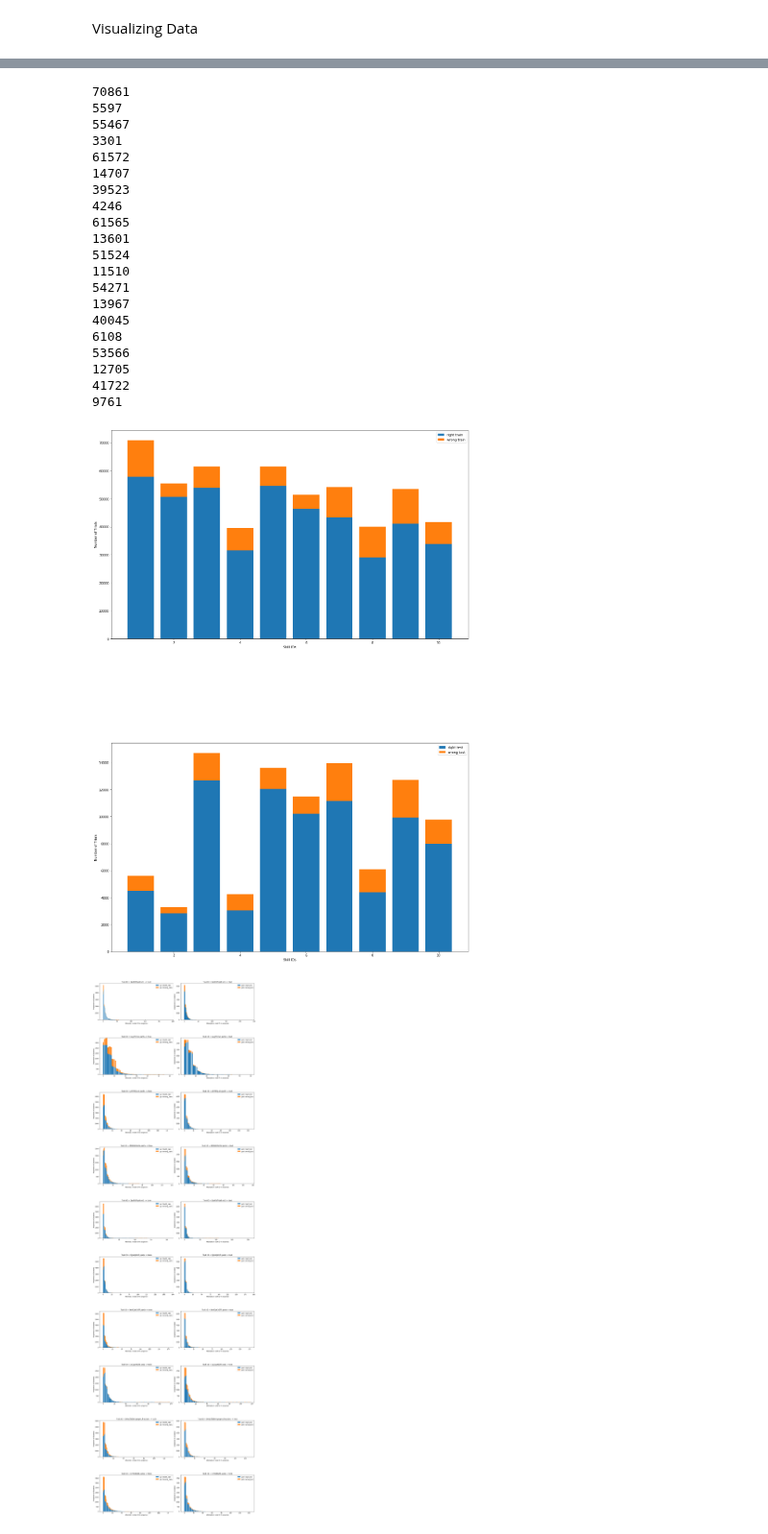
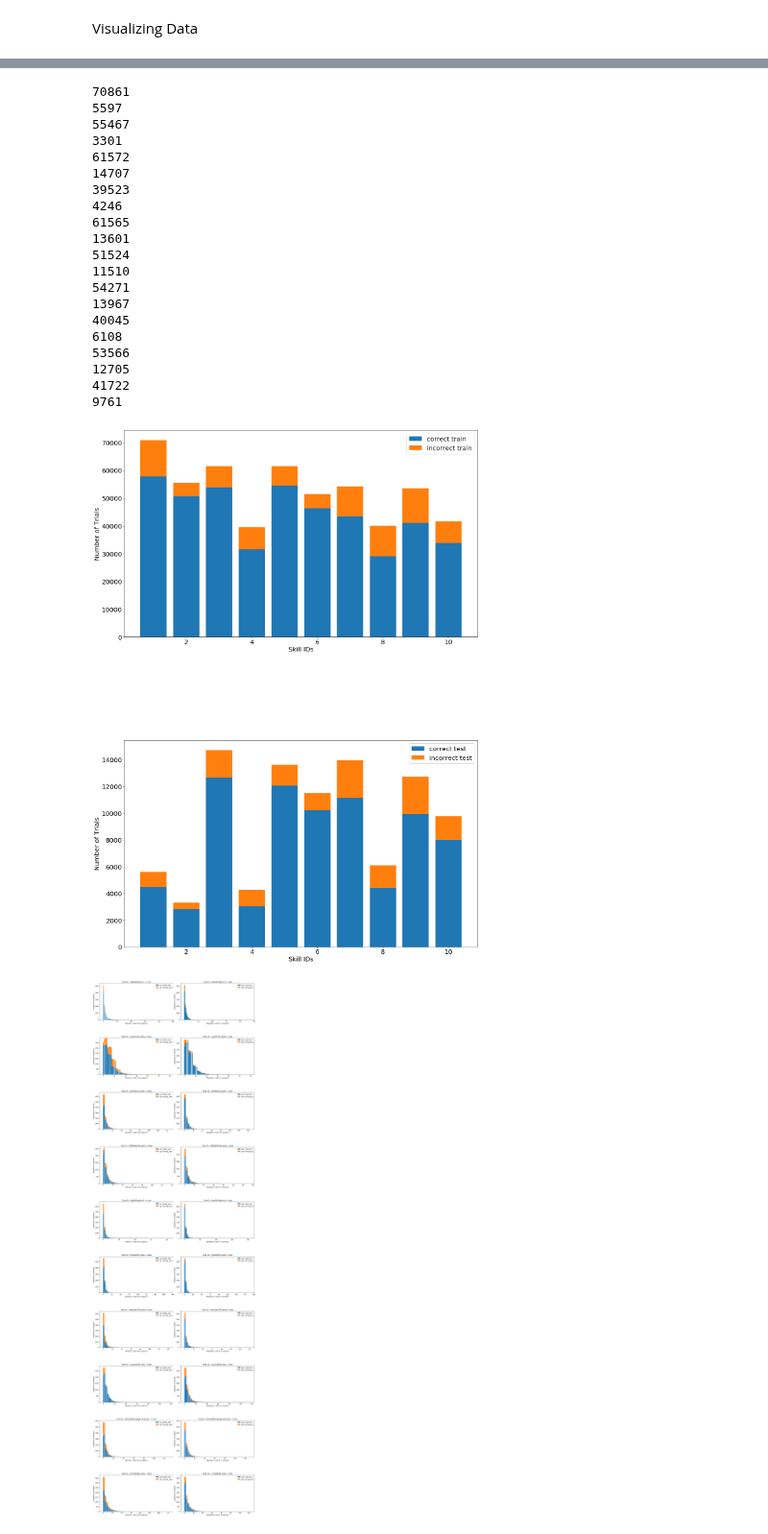
Before and after one commit to aroraakshit/deep_knowledge_tracing, a Jupyter notebook: notebooks/separate_models.ipynb, the cells around one changed output, grey strips where cells are left out. Shown at 96% size. Drawn from its saved outputs; the diff is of its cells as text; code cells hidden in the pictures.

```diff
--- a/notebooks/separate_models.ipynb
+++ b/notebooks/separate_models.ipynb
@@ -327,11 +335,13 @@ another_2 = {}
 seqlen_tasks = {}
 temp_seqlen = {}
 position_2 = 1
+totality = 0
 for i in student_vectors:
     for k in temp_seqlen:
         temp_seqlen[k] = 0
     for j in student_vectors[i]:
         if(j['second_try'] == False):
+            totality += 1
             if j['task_id'] not in another_2:
                 another_2[j['task_id']] = str(position_2)
                 position_2 = position_2 + 1
@@ -361,4 +371,5 @@ plt.show()
 print("Task IDs mapping: ")
 for i in another_2:
     print("Task ID -> "+str(i)+"("+str(another_2[i])+") is attempted " + str(cnt2[another_2[i]]) + " times." + " Max seq len: "+str(max(seqlen_tasks[i])))
+print(totality)
 # %% [output]
@@ -405,7 +417,8 @@ for k in another_2:
     wrong_['test'][int(another_2[k])-1] = index_te - right_te
     print(index_tr)
     print(index_te)
-
+import matplotlib
+matplotlib.rcParams.update({'font.size': 20})
 fig, axs = plt.subplots(2,1, figsize=(20, 30), facecolor='w', edgecolor='k')
 fig.subplots_adjust(hspace = .5, wspace=0.10)
 
@@ -415,42 +428,42 @@ for i in range(1):
     ind = np.arange(N)+1
     for k in ['train','test']:
         if(k=='train'):
-            axs[2*i].bar(ind,right_[k],label="right "+str(k))
-            axs[2*i].bar(ind,wrong_[k],bottom = right_[k],label="wrong "+str(k))
+            axs[2*i].bar(ind,right_[k],label="correct "+str(k))
+            axs[2*i].bar(ind,wrong_[k],bottom = right_[k],label="incorrect "+str(k))
             #axs[i].set_ylim(0,1.31)
             axs[2*i].legend(loc="best")
             axs[2*i].set_xlabel("Skill IDs")
             axs[2*i].set_ylabel("Number of Trials")
         else:
-            axs[2*i+1].bar(ind,right_[k],label="right "+str(k))
-            axs[2*i+1].bar(ind,wrong_[k],bottom = right_[k],label="wrong "+str(k))
+            axs[2*i+1].bar(ind,right_[k],label="correct "+str(k))
+            axs[2*i+1].bar(ind,wrong_[k],bottom = right_[k],label="incorrect "+str(k))
             #axs[i].set_ylim(0,1.31)
             axs[2*i+1].legend(loc="best")
             axs[2*i+1].set_xlabel("Skill IDs")
             axs[2*i+1].set_ylabel("Number of Trials")
 plt.savefig('right_wrong_10x.png')
 # %% [output]
 70861
 5597
 55467
 3301
 61572
 14707
 39523
 4246
 61565
 13601
 51524
 11510
 54271
 13967
 40045
 6108
 53566
 12705
 41722
 9761
-[figure, old version]
+[figure, new version]
 # %%
 proportion_right_train = {}
 proportion_right_test = {}
```
Also changed, not shown: parts of 3 cells of this notebook, 17 other files.
